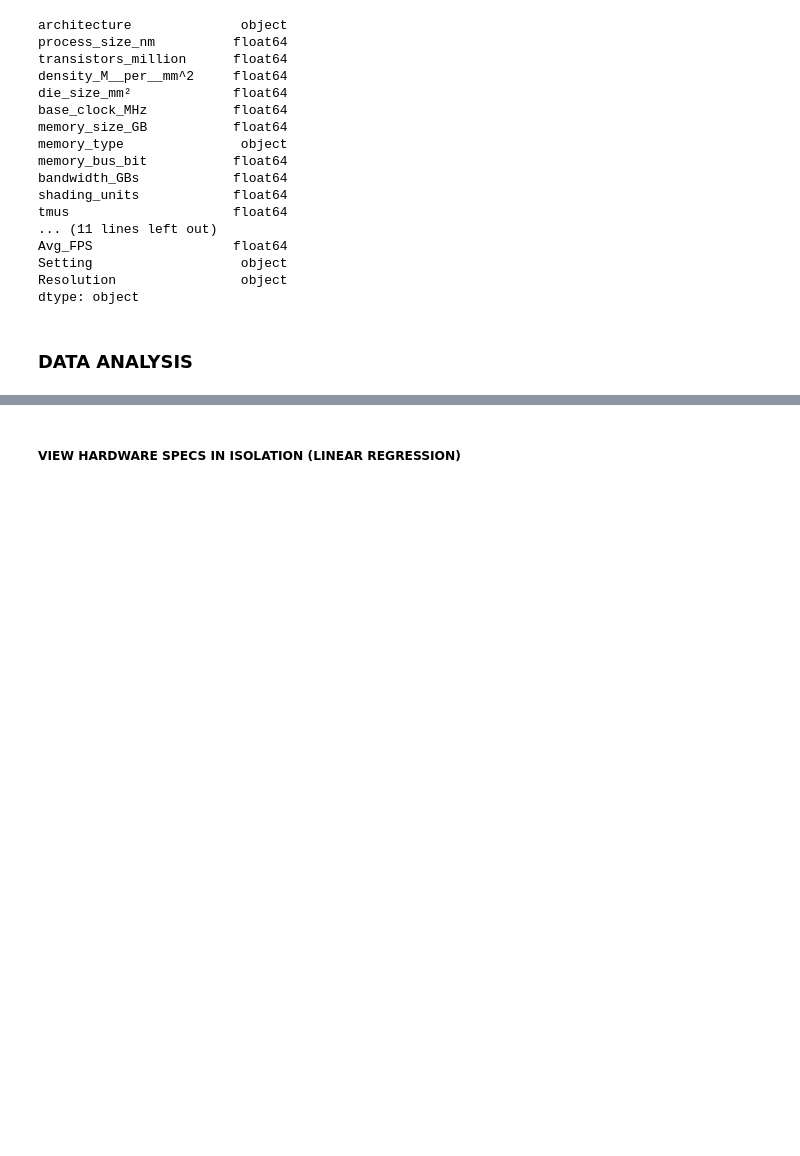
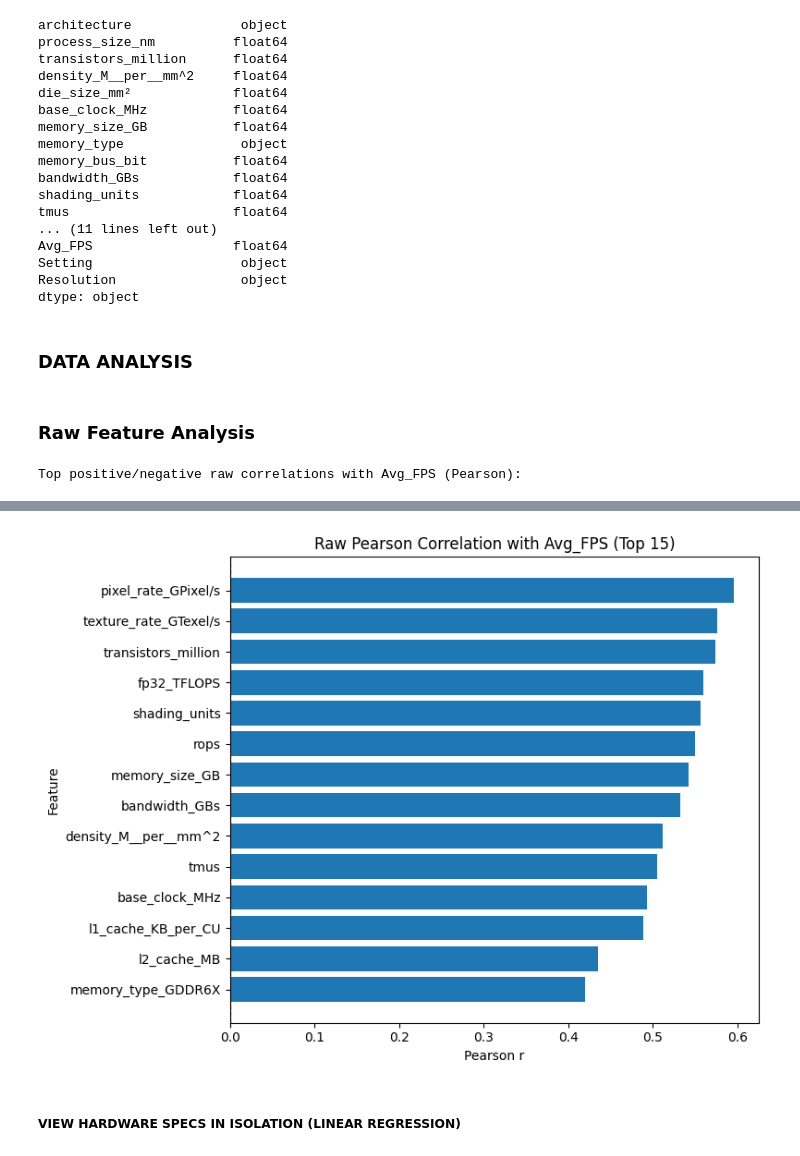
Before and after one commit to Nate-Wade/GPU-Project, a Jupyter notebook: dataWrangle.ipynb, the cells around one changed output, grey strips where cells are left out. Drawn from its saved outputs; the diff is of its cells as text; code cells hidden in the pictures; blank space fills up the shorter version.

```diff
--- a/dataWrangle.ipynb
+++ b/dataWrangle.ipynb
@@ -260,3 +261,78 @@ all_hw_features = numeric_features + hardware_categorical_features
 
 numeric_transformer = StandardScaler()
 categorical_transformer = OneHotEncoder(handle_unknown="ignore")
+# %% [markdown]
+### Raw Feature Analysis
+# %%
+TARGET = "Avg_FPS"
+
+# -----------------------------
+# 1) Build an analysis matrix X
+# -----------------------------
+# One-hot encode selected categorical features
+cat_cols = hardware_categorical_features + software_features
+X_cat = pd.get_dummies(gpu_joined[cat_cols], drop_first=False, dtype=float)
+
+# Keep only declared numeric features (guard for missing columns)
+num_cols = [c for c in numeric_features if c in gpu_joined.columns and c != TARGET]
+X_num = gpu_joined[num_cols].apply(pd.to_numeric, errors="coerce")
+
+# Combine numeric + encoded categoricals
+X = pd.concat([X_num, X_cat], axis=1)
+
+# Align target and drop rows with missing target
+y = pd.to_numeric(gpu_joined[TARGET], errors="coerce")
+valid = y.notna()
+X = X.loc[valid]
+y = y.loc[valid]
+
+# Optional: drop columns with near-constant variance (no correlation signal)
+const_mask = X.nunique(dropna=True) <= 1
+X = X.loc[:, ~const_mask]
+
+# ---------------------------------------
+# 2) Pearson & Spearman correlations (raw)
+# ---------------------------------------
+# Pearson (linear) on all columns (numeric + dummies)
+pearson = X.apply(lambda s: s.corr(y, method="pearson"))
+
+# Spearman (monotonic) — useful mainly for numeric features
+# For dummies, Spearman == Pearson aside from tie handling; still computed for completeness
+spearman = X.apply(lambda s: s.corr(y, method="spearman"))
+
+corr_df = pd.DataFrame({
+    "feature": X.columns,
+    "pearson_r": pearson.values,
+    "spearman_rho": spearman.values,
+})
+
+# Add simple magnitude ranks
+corr_df["|pearson_r|"] = corr_df["pearson_r"].abs()
+corr_df["|spearman_rho|"] = corr_df["spearman_rho"].abs()
+
+# Sort by absolute Pearson correlation
+corr_sorted = corr_df.sort_values("|pearson_r|", ascending=False).reset_index(drop=True)
+
+
+# Display top N
+N = 20
+print("Top positive/negative raw correlations with Avg_FPS (Pearson):")
+display(corr_sorted.head(N))
+
+# ---------------------------------------
+# 3) Quick matplotlib bar chart (top-K)
+# ---------------------------------------
+topK = 15
+top = corr_sorted.head(topK).sort_values("pearson_r")  # sort for a nice vertical gradient
+top = top[top["pearson_r"] > 0]
+
+plt.figure(figsize=(8, 6))
+plt.barh(top["feature"], top["pearson_r"])
+plt.axvline(0, linestyle="--", linewidth=1)
+plt.title("Raw Pearson Correlation with Avg_FPS (Top {})".format(topK))
+plt.xlabel("Pearson r")
+plt.ylabel("Feature")
+plt.tight_layout()
+plt.show()
+# %% [output]
+Top positive/negative raw correlations with Avg_FPS (Pearson):
@@ -263,2 +356,3 @@ categorical_transformer = OneHotEncoder(handle_unknown="ignore")
+[figure, added]
 # %% [markdown]
 ##### VIEW HARDWARE SPECS IN ISOLATION (LINEAR REGRESSION)
```
Also changed, not shown: parts of 21 cells of this notebook, 1 other file.
